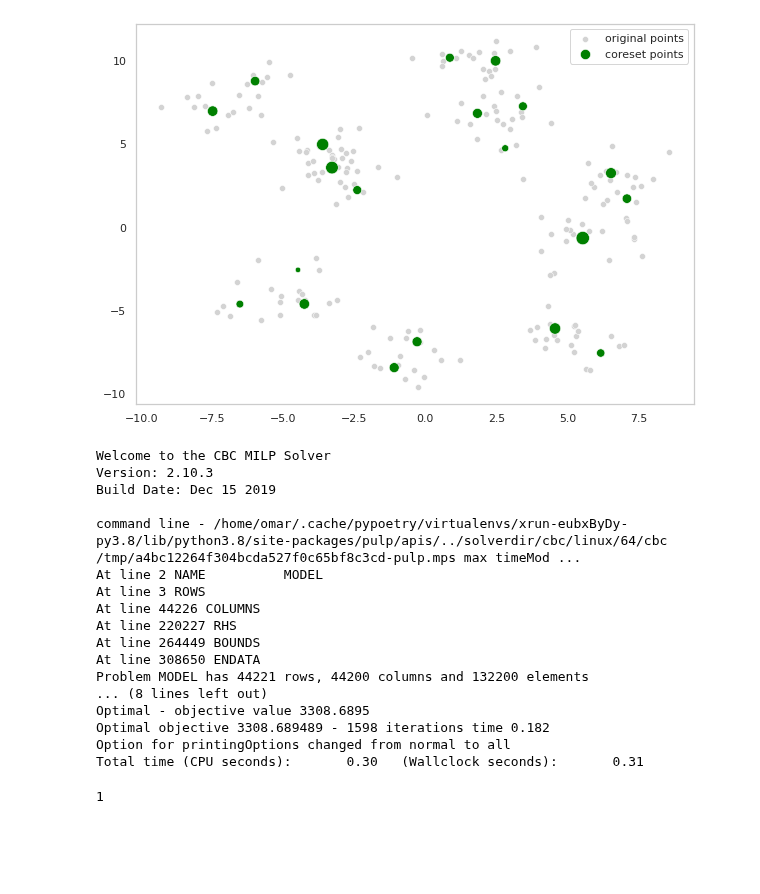
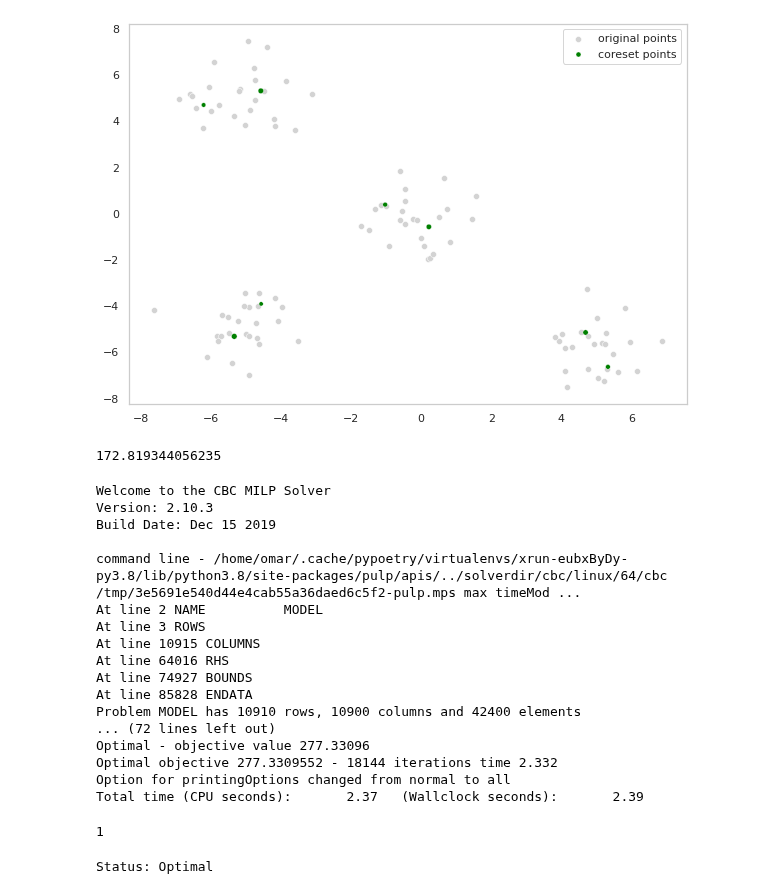
Before and after one commit to sheikhomar/coresets-bench, a Jupyter notebook: pynb/29-linear-program-with-pulp.ipynb, the cells around one changed output. Drawn from its saved outputs; the diff is of its cells as text; code cells hidden in the pictures; blank space fills up the shorter version.

```diff
--- a/pynb/29-linear-program-with-pulp.ipynb
+++ b/pynb/29-linear-program-with-pulp.ipynb
@@ -33,8 +47,14 @@ from xrun.data.loader import load_dataset
 # %%
 # data_centers = np.random.randint(low=2, high=5)
-raw_data, _ = make_blobs(n_samples=200, centers=10)
+true_centers = np.array([
+    [ 0,  0],
+    [-5, -5],
+    [-5,  5],
+    [ 5,  -6],
+])
+raw_data, labels = make_blobs(n_samples=100, centers=true_centers, random_state=42)
 # %%
-k = 10
+k = true_centers.shape[0]
 n_points = raw_data.shape[0]
 # %%
 km = KMeans(n_clusters=k*2, n_init=10, max_iter=1)
@@ -47,10 +67,10 @@ n_coreset_points = coreset_points.shape[0]
 # %%
 fig, ax = plt.subplots(figsize=(10, 7))
 sns.scatterplot(x=raw_data[:,0], y=raw_data[:,1], color="lightgrey", label="original points", ax=ax)
-sns.scatterplot(x=coreset_points[:,0], y=coreset_points[:,1], s=coreset_weights*10, color="green", label="coreset points", ax=ax)
+sns.scatterplot(x=coreset_points[:,0], y=coreset_points[:,1], s=coreset_weights*2, color="green", label="coreset points", ax=ax)
 ax.grid(False)
 # %% [output]
-[figure, old version]
+[figure, new version]
 # %%
 input_point_indices = np.arange(start=0, stop=n_points)
 coreset_point_indices = np.arange(start=0, stop=n_coreset_points)
@@ -85,4 +105,12 @@ z = pulp.LpVariable.dicts(
     lowBound=0,
     upBound=1,
 )
+# %%
+optimal_cost = compute_real_cost(
+    data_points=raw_data,
+    center_points=true_centers,
+)
+optimal_cost
+# %% [output]
+172.819344056235
 # %%
@@ -91,50 +119,58 @@ coreset_dist = pairwise_distances(coreset_points, raw_data)
 # %%
-lp_problem = pulp.LpProblem("max-distortion-problem", pulp.LpMaximize)
+lp_problem = pulp.LpProblem("max_distortion_problem", pulp.LpMaximize)
 
 # Set the objective
 lp_problem += pulp.lpSum([input_dist[i,j] * X[(i, j)] for i, j in input_pairs]) - pulp.lpSum([coreset_dist[i,j] * coreset_weights[i] * Y[(i, j)] for i, j in coreset_pairs])
 
-lp_problem += (pulp.lpSum([z[j] for j in range(n_points)]) == k, "constraint-exactly-k-centers")
+lp_problem += (pulp.lpSum([z[j] for j in range(n_points)]) == k, "constraint_exactly_k_centers")
+
+lp_problem += ( pulp.lpSum([input_dist[i,j] * X[(i, j)] for i, j in input_pairs]) <= 2*optimal_cost, "constraint_below_2OPT")
 
 for i in range(n_points):
-    lp_problem += (pulp.lpSum([X[i,j] for j in range(n_points)]) == 1, f"constraint-input-point-{i}-has-cluster")
+    lp_problem += (pulp.lpSum([X[i,j] for j in range(n_points)]) == 1, f"constraint_input_point_{i}_has_cluster")
 
 for i in range(n_points):
     for j in range(n_points):
         lp_problem += (X[i,j] <= z[j],
-            f"constraint-input-point-{i}-has-cluster{j}"
+            f"constraint_input_point_{i}_has_cluster{j}"
         )
 
 
 for i in range(n_coreset_points):
-    lp_problem += (pulp.lpSum([Y[i,j] for j in range(n_points)]) == 1, f"constraint-coreset-point-{i}-has-cluster")
+    lp_problem += (pulp.lpSum([Y[i,j] for j in range(n_points)]) == 1, f"constraint_coreset_point_{i}_has_cluster")
 
 for i in range(n_coreset_points):
     for j in range(n_points):
         lp_problem += (Y[i,j] <= z[j],
-            f"constraint-coreset-point-{i}-has-cluster-{j}"
+            f"constraint_coreset_point_{i}_has_cluster_{j}"
         )
 
+# lp_problem.writeLP("max_distortion_problem.lp")
+
 lp_problem.solve()
 # %% [output]
 Welcome to the CBC MILP Solver
 Version: 2.10.3
 Build Date: Dec 15 2019
 
-command line - /home/omar/.cache/pypoetry/virtualenvs/xrun-eubxByDy-py3.8/lib/python3.8/site-packages/pulp/apis/../solverdir/cbc/linux/64/cbc /tmp/a4bc12264f304bcda527f0c65bf8c3cd-pulp.mps max timeMod ...
+command line - /home/omar/.cache/pypoetry/virtualenvs/xrun-eubxByDy-py3.8/lib/python3.8/site-packages/pulp/apis/../solverdir/cbc/linux/64/cbc /tmp/3e5691e540d44e4cab55a36daed6c5f2-pulp.mps max timeMod ...
 At line 2 NAME          MODEL
 At line 3 ROWS
-At line 44226 COLUMNS
-At line 220227 RHS
-At line 264449 BOUNDS
-At line 308650 ENDATA
-Problem MODEL has 44221 rows, 44200 columns and 132200 elements
-... (8 lines left out)
-Optimal - objective value 3308.6895
-Optimal objective 3308.689489 - 1598 iterations time 0.182
+At line 10915 COLUMNS
+At line 64016 RHS
+At line 74927 BOUNDS
+At line 85828 ENDATA
+Problem MODEL has 10910 rows, 10900 columns and 42400 elements
+... (72 lines left out)
+Optimal - objective value 277.33096
+Optimal objective 277.3309552 - 18144 iterations time 2.332
 Option for printingOptions changed from normal to all
-Total time (CPU seconds):       0.30   (Wallclock seconds):       0.31
+Total time (CPU seconds):       2.37   (Wallclock seconds):       2.39
 1
+# %%
+print("Status:", pulp.LpStatus[lp_problem.status])
+# %% [output]
+Status: Optimal
 # %%
 clustering_solution_indices = [i for i in range(n_points) if z[i].value()]
 # %%
```
Also changed, not shown: parts of 13 cells of this notebook.
